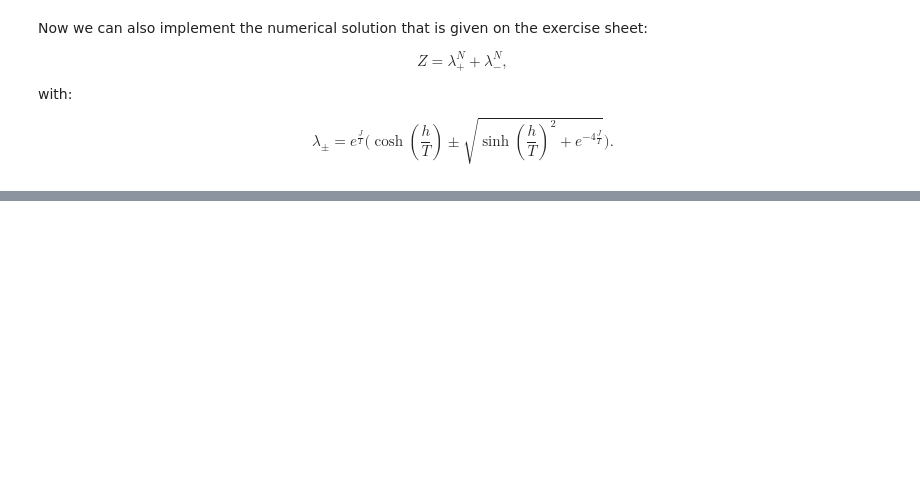
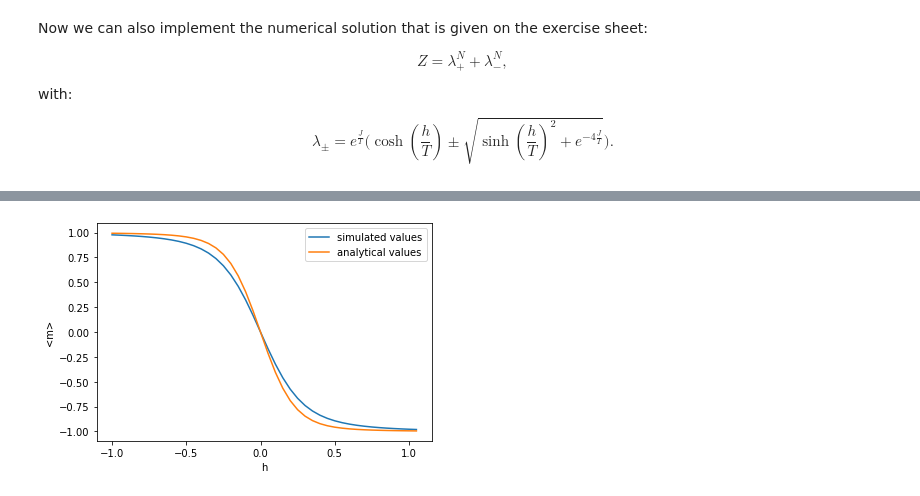
Before and after one commit to thomas-matt-block/physics760_Martin, a Jupyter notebook: Exercise 1/exercise1.ipynb, the cells around one changed output, grey strips where cells are left out. Cells and saved outputs as stored; diff of their text form; code cells hidden in the pictures; blank space fills up the shorter version.

```diff
--- a/Exercise 1/exercise1.ipynb
+++ b/Exercise 1/exercise1.ipynb
@@ -90,0 +137,15 @@ print(z_simulated(gen_spinarrays(20), 1, 1, 1))
+# %%
+h_array=np.arange(-1, 1.1, 0.05)
+magnetization_h_dependance_simulation=np.zeros(len(h_array))
+magnetization_h_dependance_analytical=np.zeros(len(h_array))
+for i in range(len(h_array)):
+    magnetization_h_dependance_simulation[i]=magnetization_simulation(N, J, h_array[i], t, 0.1)
+    magnetization_h_dependance_analytical[i]=magnetization_analytical(N, J, h_array[i], t, 0.1)
+plt.plot(h_array, magnetization_h_dependance_simulation, label="simulated values")
+plt.plot(h_array, magnetization_h_dependance_analytical, label="analytical values")
+plt.legend(loc="best")
+plt.xlabel("h")
+plt.ylabel("<m>")
+plt.savefig("Diagramm_h_m.png", dpi=300)
+# %% [output]
+[figure, added]
```
Also changed, not shown: parts of 12 cells of this notebook, 2 other files.
